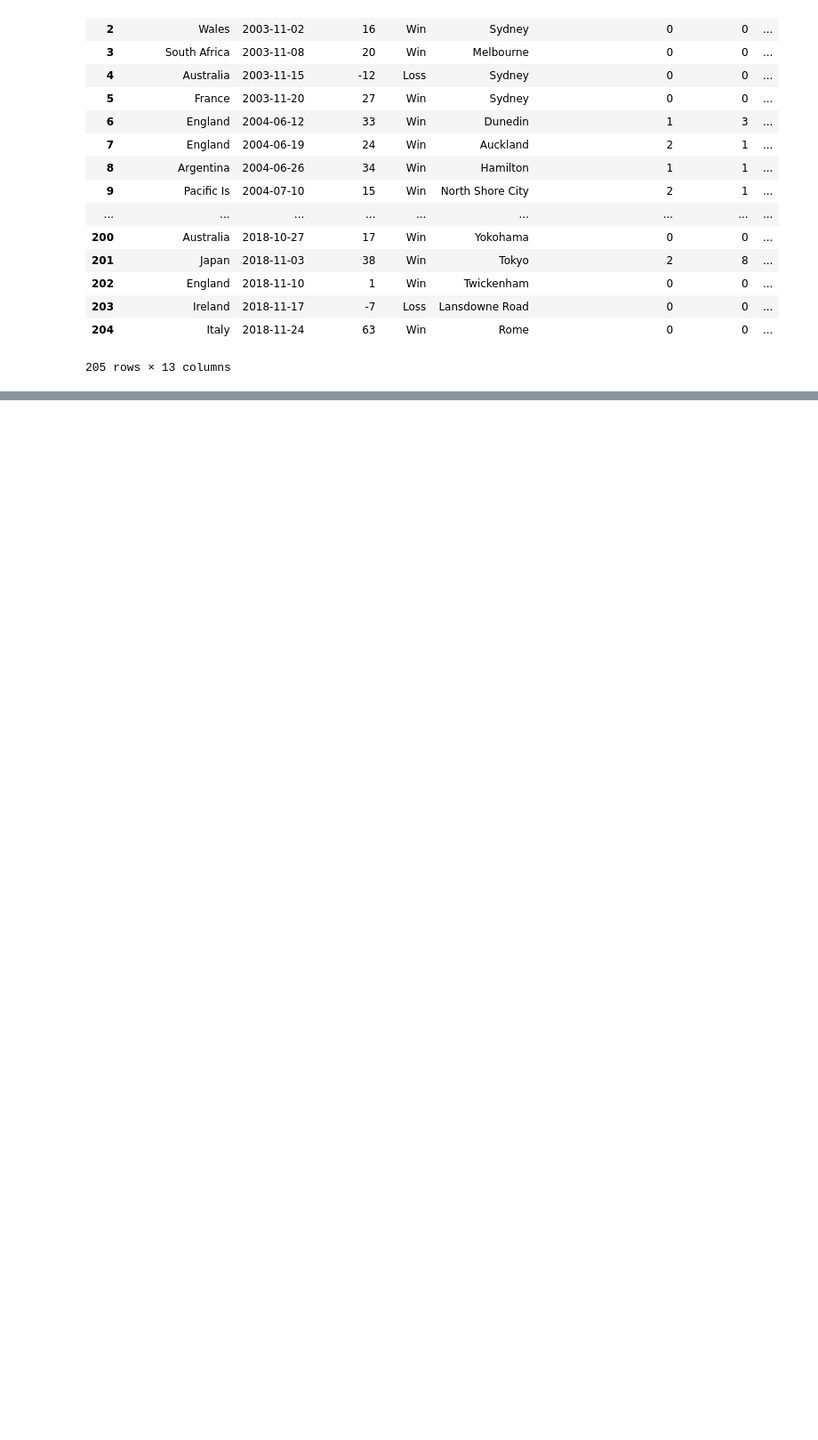
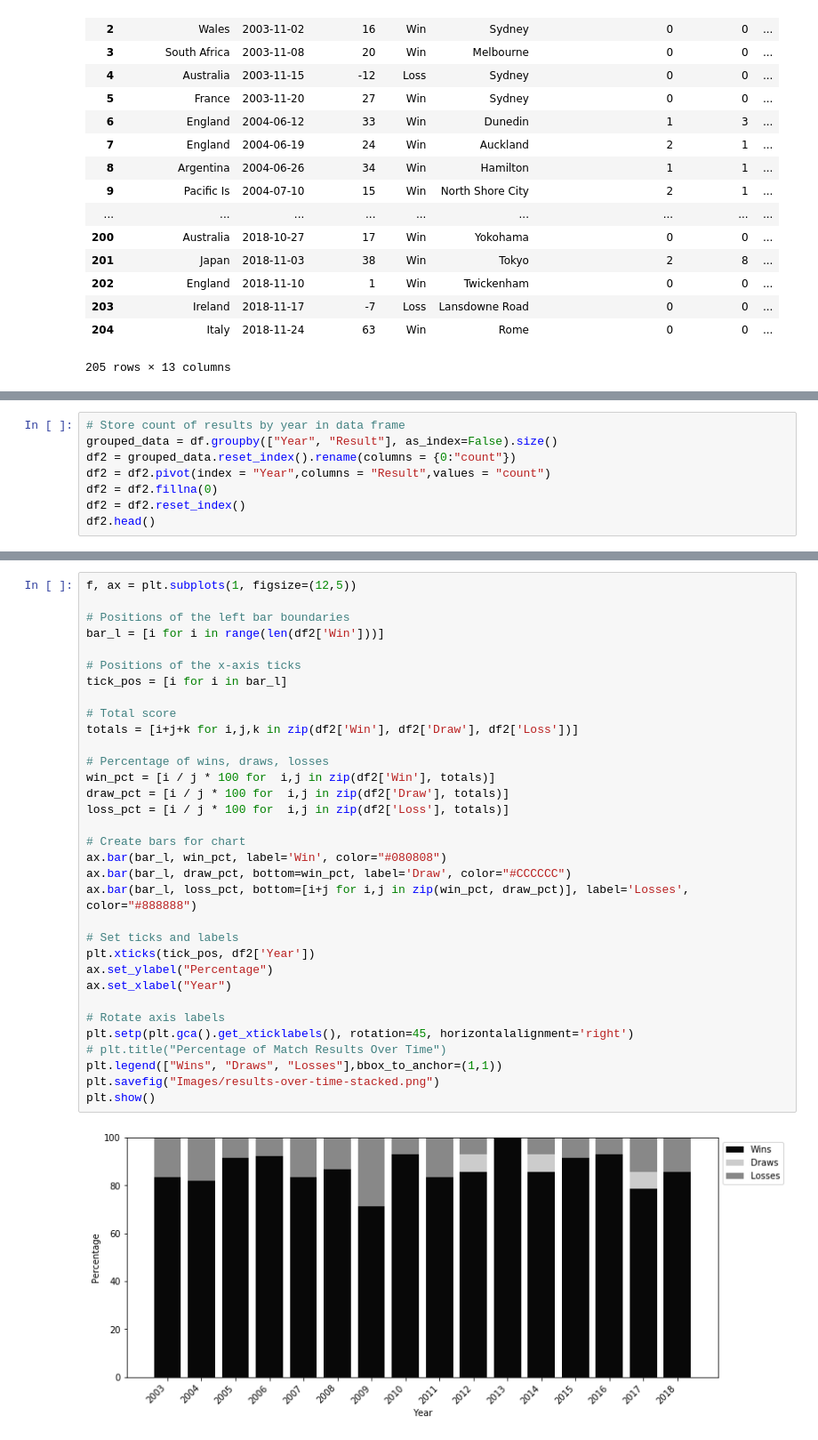
Before and after one commit to lorijta92/web-design-all-blacks, a Jupyter notebook: ab-match-analysis.ipynb, the cells around one changed output, grey strips where cells are left out. Shown at 89% size. Cells and saved outputs as stored; diff of their text form; blank space fills up the shorter version.

```diff
--- a/ab-match-analysis.ipynb
+++ b/ab-match-analysis.ipynb
@@ -47,0 +59,8 @@ grouped_data = df.groupby(["Year", "Result"], as_index=False).size()
+# %%
+# Store count of results by year in data frame
+grouped_data = df.groupby(["Year", "Result"], as_index=False).size()
+df2 = grouped_data.reset_index().rename(columns = {0:"count"})
+df2 = df2.pivot(index = "Year",columns = "Result",values = "count")
+df2 = df2.fillna(0)
+df2 = df2.reset_index()
+df2.head()
@@ -47,0 +74,35 @@ grouped_data = df.groupby(["Year", "Result"], as_index=False).size()
+# %%
+f, ax = plt.subplots(1, figsize=(12,5))
+
+# Positions of the left bar boundaries
+bar_l = [i for i in range(len(df2['Win']))]
+
+# Positions of the x-axis ticks
+tick_pos = [i for i in bar_l]
+
+# Total score
+totals = [i+j+k for i,j,k in zip(df2['Win'], df2['Draw'], df2['Loss'])]
+
+# Percentage of wins, draws, losses
+win_pct = [i / j * 100 for  i,j in zip(df2['Win'], totals)]
+draw_pct = [i / j * 100 for  i,j in zip(df2['Draw'], totals)]
+loss_pct = [i / j * 100 for  i,j in zip(df2['Loss'], totals)]
+
+# Create bars for chart
+ax.bar(bar_l, win_pct, label='Win', color="#080808")
+ax.bar(bar_l, draw_pct, bottom=win_pct, label='Draw', color="#CCCCCC")
+ax.bar(bar_l, loss_pct, bottom=[i+j for i,j in zip(win_pct, draw_pct)], label='Losses', color="#888888")
+
+# Set ticks and labels
+plt.xticks(tick_pos, df2['Year'])
+ax.set_ylabel("Percentage")
+ax.set_xlabel("Year")
+
+# Rotate axis labels
+plt.setp(plt.gca().get_xticklabels(), rotation=45, horizontalalignment='right')
+# plt.title("Percentage of Match Results Over Time")
+plt.legend(["Wins", "Draws", "Losses"],bbox_to_anchor=(1,1))
+plt.savefig("Images/results-over-time-stacked.png")
+plt.show()
+# %% [output]
+[figure, added]
```
Also changed, not shown: parts of 19 cells of this notebook, 15 other files.
